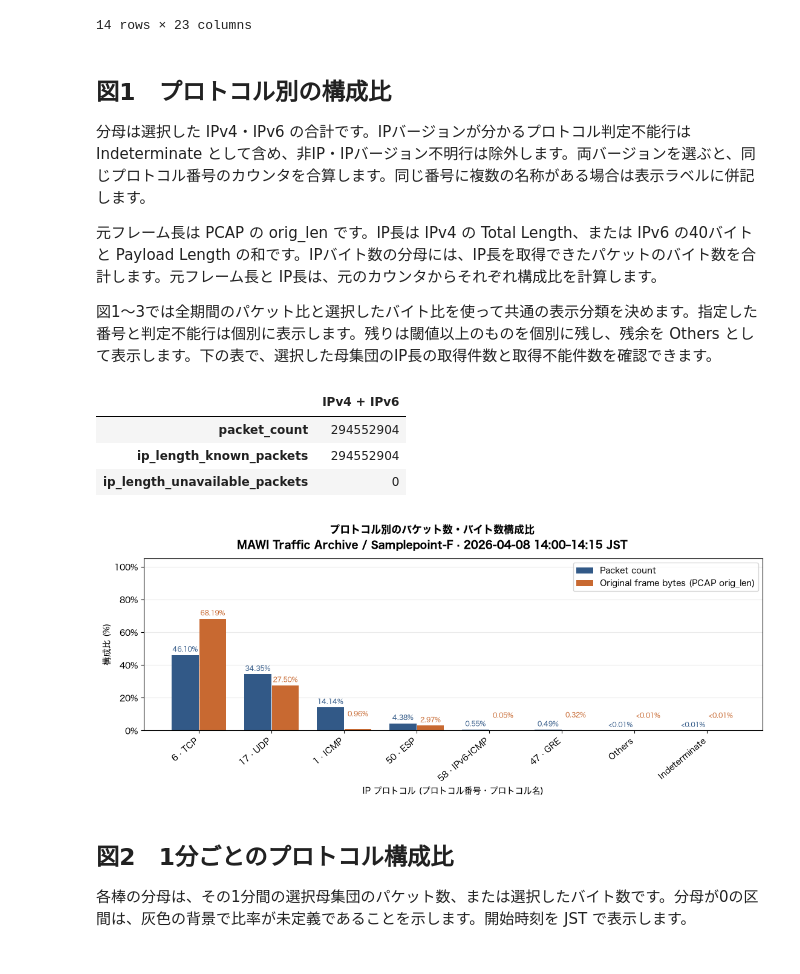
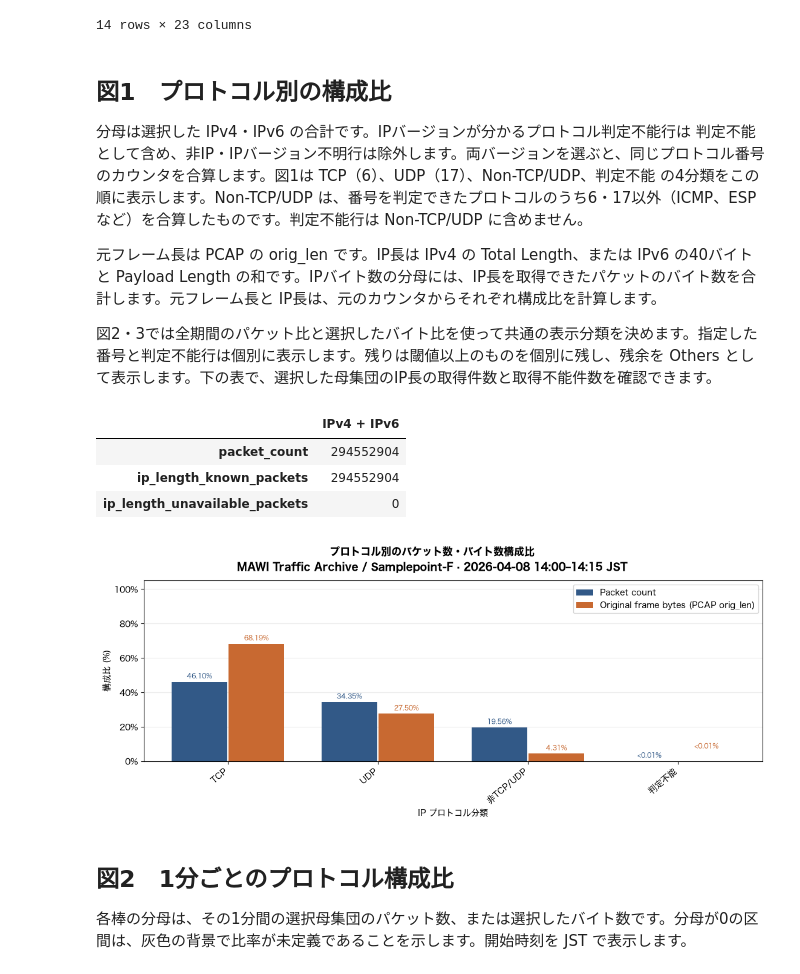
Before and after one commit to ShuntaSakai/mawi-protocol-analysis, a Jupyter notebook: notebook/01_overall_protocol_distribution.ipynb, the cells around one changed output. Drawn from its saved outputs; the diff is of its cells as text; code cells hidden in the pictures.

Commit message:
fix: 非TCP/UDPの統合

```diff
--- a/notebook/01_overall_protocol_distribution.ipynb
+++ b/notebook/01_overall_protocol_distribution.ipynb
@@ -163,11 +163,11 @@ display(counts)
 # %% [markdown]
 ## 図1　プロトコル別の構成比
 
-分母は選択した IPv4・IPv6 の合計です。IPバージョンが分かるプロトコル判定不能行は Indeterminate として含め、非IP・IPバージョン不明行は除外します。両バージョンを選ぶと、同じプロトコル番号のカウンタを合算します。同じ番号に複数の名称がある場合は表示ラベルに併記します。
+分母は選択した IPv4・IPv6 の合計です。IPバージョンが分かるプロトコル判定不能行は 判定不能 として含め、非IP・IPバージョン不明行は除外します。両バージョンを選ぶと、同じプロトコル番号のカウンタを合算します。図1は TCP（6）、UDP（17）、Non-TCP/UDP、判定不能 の4分類をこの順に表示します。Non-TCP/UDP は、番号を判定できたプロトコルのうち6・17以外（ICMP、ESPなど）を合算したものです。判定不能行は Non-TCP/UDP に含めません。
 
 元フレーム長は PCAP の orig_len です。IP長は IPv4 の Total Length、または IPv6 の40バイトと Payload Length の和です。IPバイト数の分母には、IP長を取得できたパケットのバイト数を合計します。元フレーム長と IP長は、元のカウンタからそれぞれ構成比を計算します。
 
-図1〜3では全期間のパケット比と選択したバイト比を使って共通の表示分類を決めます。指定した番号と判定不能行は個別に表示します。残りは閾値以上のものを個別に残し、残余を Others として表示します。下の表で、選択した母集団のIP長の取得件数と取得不能件数を確認できます。
+図2・3では全期間のパケット比と選択したバイト比を使って共通の表示分類を決めます。指定した番号と判定不能行は個別に表示します。残りは閾値以上のものを個別に残し、残余を Others として表示します。下の表で、選択した母集団のIP長の取得件数と取得不能件数を確認できます。
 # %%
 MEASURES = ["packet_count", "original_frame_bytes", "ip_packet_bytes"]
 SORT_FIELD = BYTE_METRIC if SORT_BY == "bytes" else SORT_BY
@@ -180,7 +180,7 @@ def select_ip(frame):
 selected_counts = select_ip(counts)
 selected_timeseries = select_ip(timeseries)
 protocol_totals = selected_counts.groupby("protocol", sort=False)[MEASURES].sum()
-labels = {"Indeterminate": "Indeterminate", "Others": "Others"}
+labels = {"Indeterminate": "判定不能", "Others": "Others"}
 for protocol, group in selected_counts.groupby("protocol", sort=False):
     if protocol != "Indeterminate":
         names = " / ".join(sorted(group["protocol_name"].unique()))
@@ -206,6 +206,20 @@ shown_totals = protocol_totals.groupby(display_group, sort=False).sum()
 shown_totals = shown_totals.sort_values(SORT_FIELD, ascending=False, kind="stable")
 protocol_ratios = percentages(shown_totals, axis=0)
 
+# 図1のみ4分類に集約します。判定不能行は独立した分類として保持します。
+overview_order = ["TCP", "UDP", "非TCP/UDP", "Indeterminate"]
+overview_group = {
+    protocol: {"6": "TCP", "17": "UDP", "Indeterminate": "Indeterminate"}.get(
+        protocol, "非TCP/UDP"
+    )
+    for protocol in protocol_totals.index
+}
+overview_totals = protocol_totals.groupby(overview_group, sort=False).sum().reindex(
+    overview_order, fill_value=0
+)
+overview_ratios = percentages(overview_totals, axis=0)
+labels.update({category: category for category in overview_order if category != "Indeterminate"})
+
 def finish(fig, filename):
     if SAVE_FIGURES:
         figure_dir = results_dir / "figures"
@@ -214,7 +228,7 @@ def finish(fig, filename):
     plt.show()
     plt.close(fig)
 
-def plot_comparison(ratios, title, denominator, filename):
+def plot_comparison(ratios, title, denominator, filename, xlabel="IP プロトコル (プロトコル番号・プロトコル名)"):
     width, height = FIGSIZE
     fig, ax = plt.subplots(figsize=(max(width, len(ratios) * 0.46), height), layout="constrained")
     fig.suptitle(f"{title}\n{scope_caption}", fontweight="bold")
@@ -227,37 +241,37 @@ def plot_comparison(ratios, title, denominator, filename):
         values = ratios[metric]
         if values.notna().any():
             bars = ax.bar([x + offset for x in xs], values, width=0.37, color=color, label=label)
             share_labels = [
                 "" if pd.isna(value) else "<0.01%" if 0 < value < 0.01 else f"{value:.2f}%"
                 for value in values
             ]
             annotations = ax.bar_label(bars, labels=share_labels, padding=3, fontsize=8, color=color)
             # 小さい棒が隣り合っても読めるよう、バイト比のラベルだけ高さをずらします。
             for annotation, value in zip(annotations, values):
                 if offset > 0 and value < 1:
                     annotation.set_position((0, 14))
     ax.set_xticks(xs, [labels[protocol] for protocol in ratios.index], rotation=40, ha="right")
-    ax.set(xlabel="IP プロトコル (プロトコル番号・プロトコル名)", ylabel="構成比 (%)", ylim=(0, 105))
+    ax.set(xlabel=xlabel, ylabel="構成比 (%)", ylim=(0, 105))
     ax.yaxis.set_major_formatter(PercentFormatter(100, decimals=0))
     ax.grid(axis="y", alpha=0.25)
     ax.set_axisbelow(True)
     handles, _ = ax.get_legend_handles_labels()
     if handles:
         ax.legend(loc="upper right")
     if not ratios["packet_count"].notna().any():
         ax.text(0.5, 0.5, "No packets in this population", ha="center", transform=ax.transAxes)
     elif not ratios[BYTE_METRIC].notna().any():
         ax.text(0.02, 0.95, "No byte total for the selected metric", va="top", transform=ax.transAxes)
     finish(fig, filename)
 
-plot_comparison(protocol_ratios, "プロトコル別のパケット数・バイト数構成比",
-                "", "01_protocol_shares")
+plot_comparison(overview_ratios, "プロトコル別のパケット数・バイト数構成比",
+                "", "01_protocol_shares", xlabel="IP プロトコル分類")
 # %% [output]
 |  | IPv4 + IPv6 |
 | packet_count | 294552904 |
 | ip_length_known_packets | 294552904 |
 | ip_length_unavailable_packets | 0 |
-[figure, old version]
+[figure, new version]
 # %% [markdown]
 ## 図2　1分ごとのプロトコル構成比
 
```
Also changed, not shown: parts of 3 cells of this notebook.
